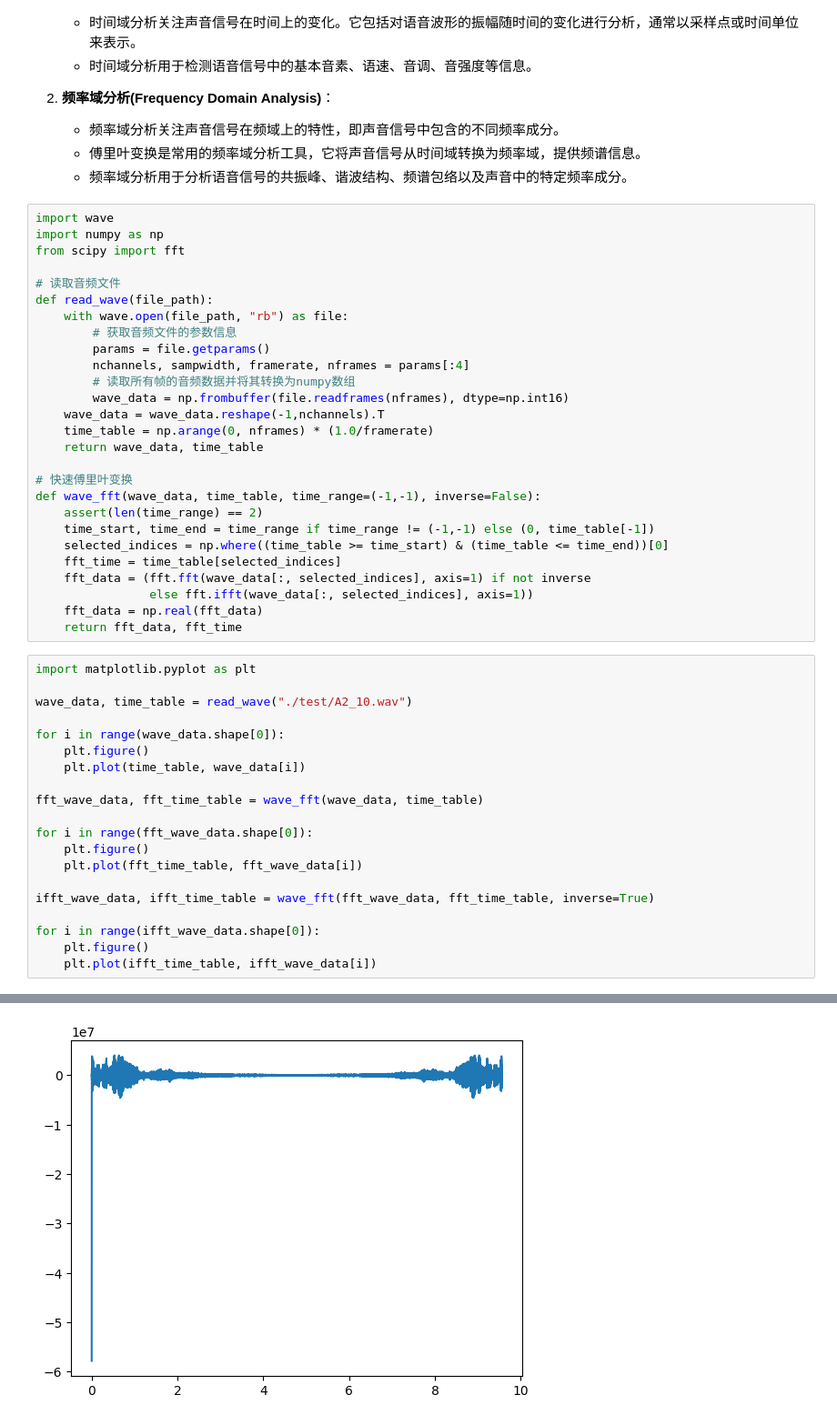
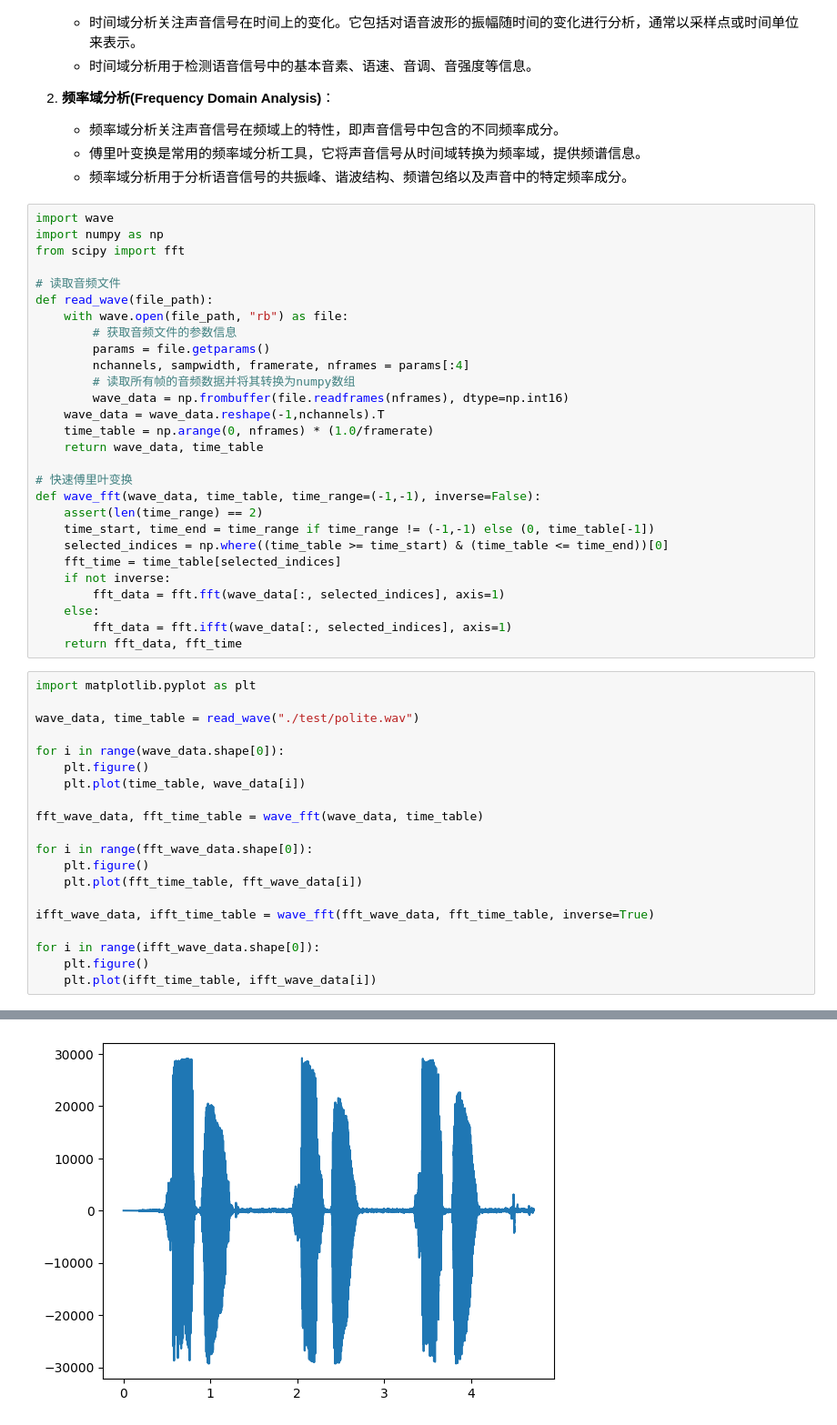
Before and after one commit to Henry-Sky/ASR-Learning, a Jupyter notebook: Exper/Exper01/exper01.ipynb, the cells around one changed output, grey strips where cells are left out. Shown: that part at 91% size. Cells and saved outputs as stored; diff of their text form.

```diff
--- a/Exper/Exper01/exper01.ipynb
+++ b/Exper/Exper01/exper01.ipynb
@@ -33,14 +33,15 @@ def wave_fft(wave_data, time_table, time_range=(-1,-1), inverse=False):
     time_start, time_end = time_range if time_range != (-1,-1) else (0, time_table[-1])
     selected_indices = np.where((time_table >= time_start) & (time_table <= time_end))[0]
     fft_time = time_table[selected_indices]
-    fft_data = (fft.fft(wave_data[:, selected_indices], axis=1) if not inverse
-                else fft.ifft(wave_data[:, selected_indices], axis=1))
-    fft_data = np.real(fft_data)
+    if not inverse:
+        fft_data = fft.fft(wave_data[:, selected_indices], axis=1)
+    else:
+        fft_data = fft.ifft(wave_data[:, selected_indices], axis=1)
     return fft_data, fft_time
 # %%
 import matplotlib.pyplot as plt
 
-wave_data, time_table = read_wave("./test/A2_10.wav")
+wave_data, time_table = read_wave("./test/polite.wav")
 
 for i in range(wave_data.shape[0]):
     plt.figure()
@@ -62 +63 @@ for i in range(ifft_wave_data.shape[0]):
-[figure, old version]
+[figure, new version]
```
Also changed, not shown: parts of 1 cell of this notebook, 3 other files.
